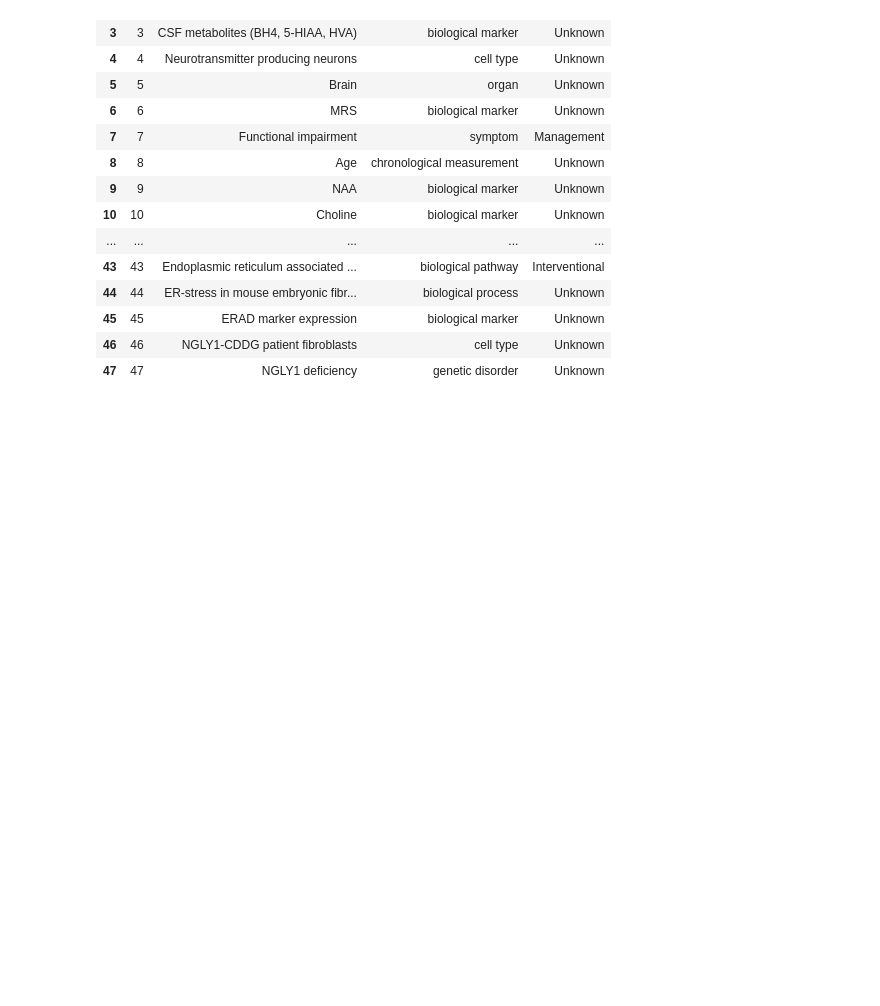
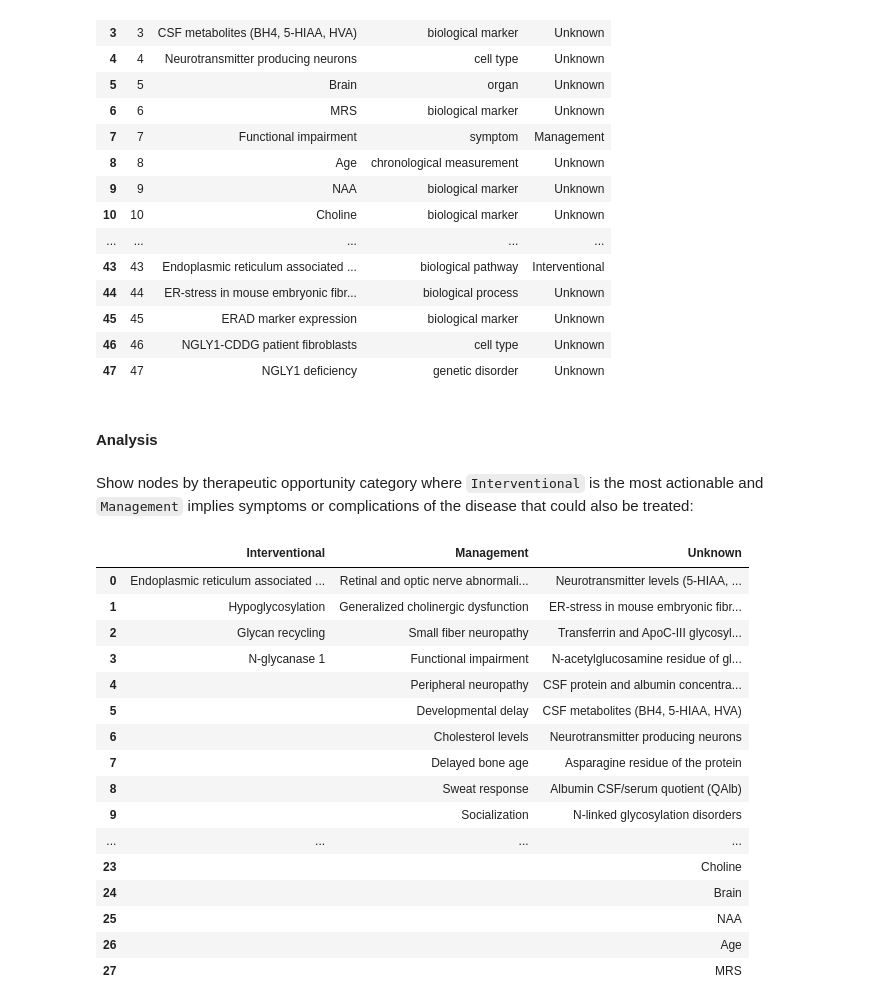
Before and after one commit to eric-czech/ngly1-gpt, a Jupyter notebook: ngly1_gpt/notebooks/graph_extraction.ipynb, the cells around one changed output. Drawn from its saved outputs; the diff is of its cells as text; code cells hidden in the pictures; blank space fills up the shorter version.

Commit message:
Add docs to analysis

```diff
--- a/ngly1_gpt/notebooks/graph_extraction.ipynb
+++ b/ngly1_gpt/notebooks/graph_extraction.ipynb
@@ -109,3 +133,36 @@ node_info
 | 45 | 45 | ERAD marker expression | biological marker | Unknown |
 | 46 | 46 | NGLY1-CDDG patient fibroblasts | cell type | Unknown |
 | 47 | 47 | NGLY1 deficiency | genetic disorder | Unknown |
+# %% [markdown]
+#### Analysis
+# %% [markdown]
+Show nodes by therapeutic opportunity category where `Interventional` is the most actionable and `Management` implies symptoms or complications of the disease that could also be treated:
+# %%
+(
+    node_info
+    .pipe(lambda df: pd.concat([
+        g['label'].rename(k)
+        .pipe(lambda s: s.loc[s.str.len().sort_values(ascending=False).index])
+        .to_frame().reset_index(drop=True)
+        for k, g in df.groupby('therapeutic')
+    ], axis=1))
+    .fillna('')
+)
+# %% [output]
+|  | Interventional | Management | Unknown |
+| 0 | Endoplasmic reticulum associated ... | Retinal and optic nerve abnormali... | Neurotransmitter levels (5-HIAA, ... |
+| 1 | Hypoglycosylation | Generalized cholinergic dysfunction | ER-stress in mouse embryonic fibr... |
+| 2 | Glycan recycling | Small fiber neuropathy | Transferrin and ApoC-III glycosyl... |
+| 3 | N-glycanase 1 | Functional impairment | N-acetylglucosamine residue of gl... |
+| 4 |  | Peripheral neuropathy | CSF protein and albumin concentra... |
+| 5 |  | Developmental delay | CSF metabolites (BH4, 5-HIAA, HVA) |
+| 6 |  | Cholesterol levels | Neurotransmitter producing neurons |
+| 7 |  | Delayed bone age | Asparagine residue of the protein |
+| 8 |  | Sweat response | Albumin CSF/serum quotient (QAlb) |
+| 9 |  | Socialization | N-linked glycosylation disorders |
+| ... | ... | ... | ... |
+| 23 |  |  | Choline |
+| 24 |  |  | Brain |
+| 25 |  |  | NAA |
+| 26 |  |  | Age |
+| 27 |  |  | MRS |
```
Also changed, not shown: parts of 12 cells of this notebook.
